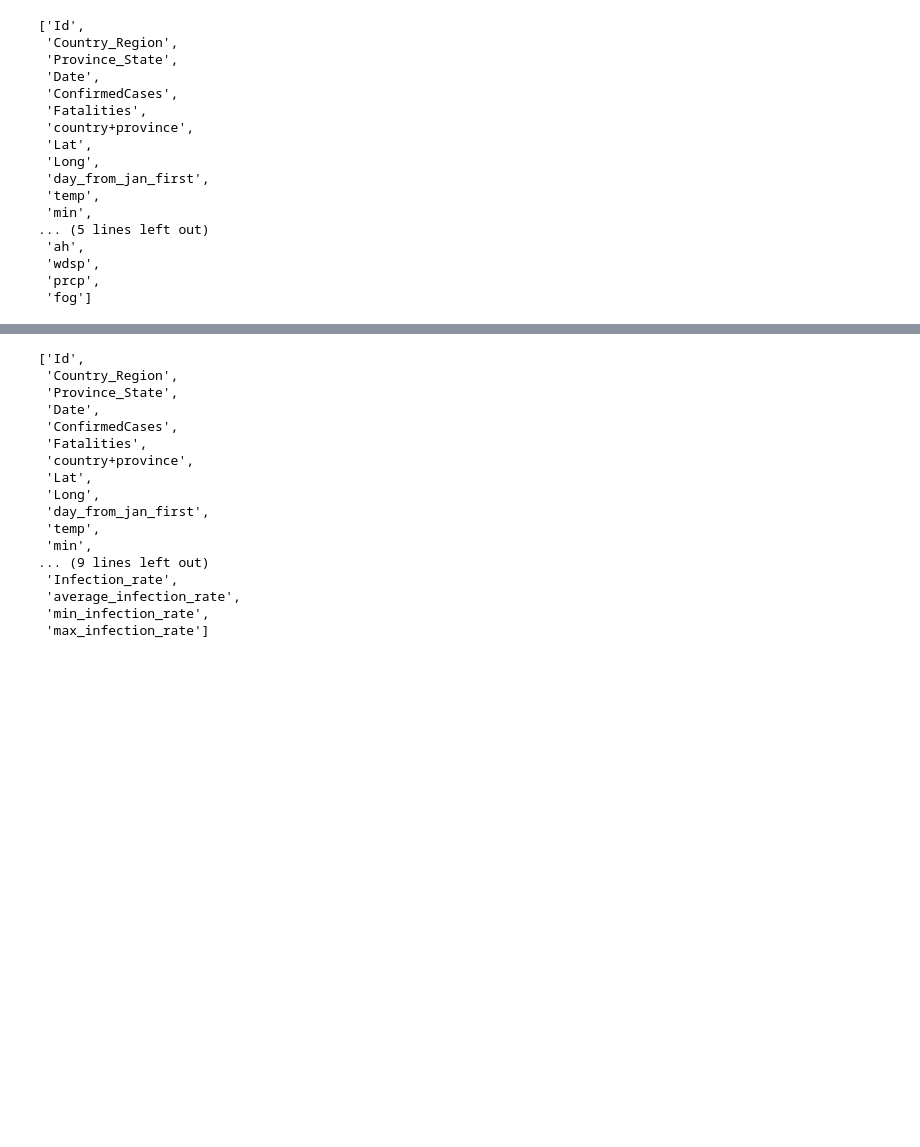
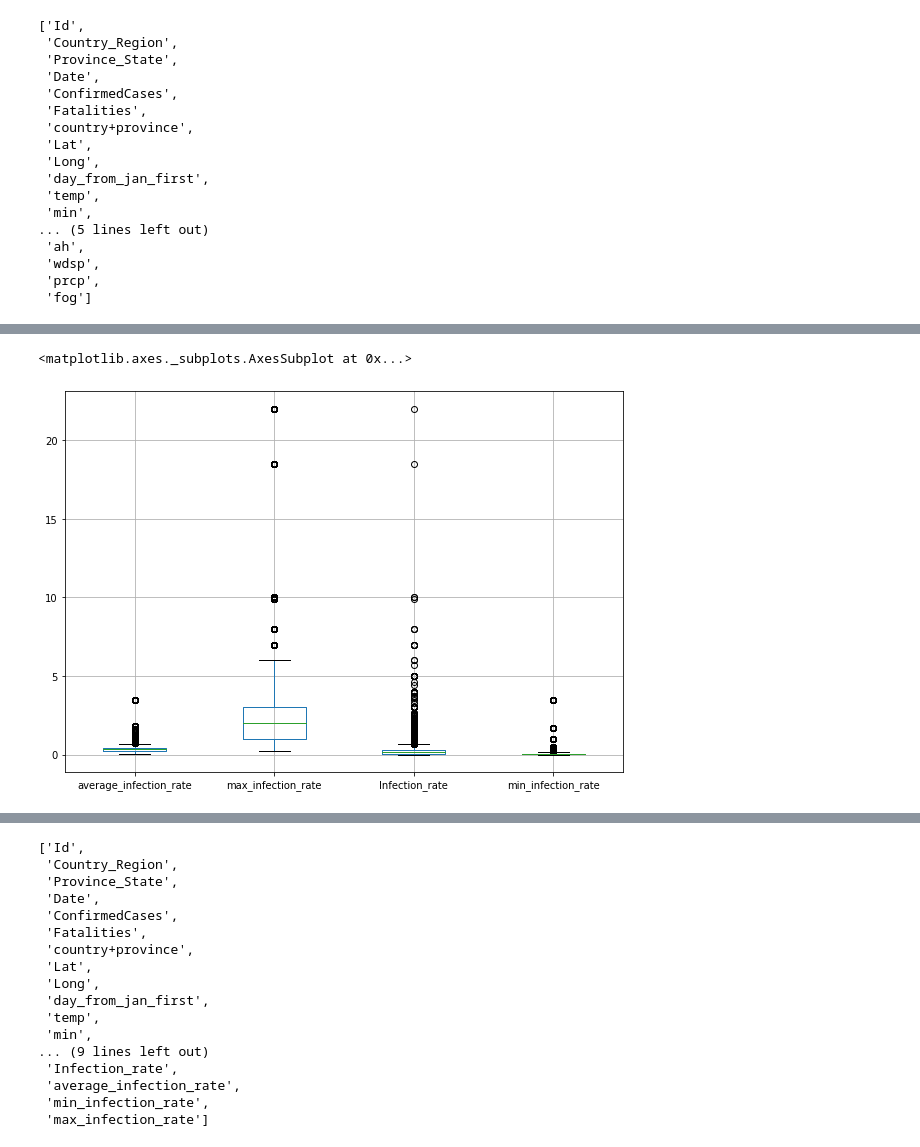
Before and after one commit to dustinc555/csc454_project, a Jupyter notebook: Project.ipynb, the cells around one changed output, grey strips where cells are left out. Cells and saved outputs as stored; diff of their text form; code cells hidden in the pictures; blank space fills up the shorter version.

```diff
--- a/Project.ipynb
+++ b/Project.ipynb
@@ -1,12 +1,19 @@
 # %%
 import pandas as pd
+from matplotlib import mlab
 import matplotlib.pyplot as plt
 import numpy as np
 import urllib.request
 import zipfile
+import numpy as np
+from ipywidgets import interact, interactive, fixed, interact_manual
+import ipywidgets as widgets
 
+# show a little more information when printing data frame
 pd.options.display.max_rows = 300
 pd.options.display.max_seq_items = 300
+
+plt.rcParams['figure.figsize'] = [10, 7] # make plots a little bigger
 # %% [markdown]
 ## Download the data
 
@@ -78,31 +93,43 @@ df.sort_values(by=['country+province', 'Date'])
 # pct: previous item rate of change, here we get a single rate of change for one date to another
 df['Infection_rate'] = df.groupby(['country+province'])['ConfirmedCases'].pct_change()
 
+# some countries test a person positive, but then a few days later it was apparently a mistake? ignoring negative differences in "confirmed" cases
+df.loc[df['Infection_rate'] < 0, 'Infection_rate'] = 0
+
+# change the defaults for some things, this messes up some models
+
+# apparently for some columns if a value was missing a 999.9 was put instead, lets just filter those.
+for col in ['stp', 'wdsp']:
+    df[col].replace(999.9, np.inf, inplace=True)
+
 # get rid of any inf values
 df.replace(np.inf, np.NaN, inplace=True)
 
 # we dont want 0's counted when doing the mean for
 # infection rates, being np.NaN they will be ignored.
-df.replace(0, np.NaN, inplace=True)
+# this may destroy the knowledge of what was originally 0, I don't think we are too interested in what was 0 and
+# what wasn't for this, we might come back to this later
+df.loc[df['Infection_rate'] == 0, 'Infection_rate'] = np.NaN
 
 df = df.join(df.groupby('country+province')['Infection_rate'].mean().rename('average_infection_rate').to_frame(), on='country+province')
 
 df = df.join(df.groupby('country+province')['Infection_rate'].min().rename('min_infection_rate').to_frame(), on='country+province')
 
+
 df = df.join(df.groupby('country+province')['Infection_rate'].max().rename('max_infection_rate').to_frame(), on='country+province')
+
+
+# The data can be a bit questionable at times
+# so this drops rows that have a NaN for the listed columns
+# this significantly reduces the data set
+#cols = ['Date', 'ConfirmedCases', 'Fatalities', 'Lat', 'Long', 'day_from_jan_first', 'temp', 'min', 'max', 'stp', 'slp', 'dewp', 'rh', 'ah', 'wdsp', 'prcp', 'fog', 'Infection_rate', 'average_infection_rate', 'min_infection_rate', 'max_infection_rate']
+#for col in cols:
+#    df = df[df[col].notna()]
+
 
 print(list(df))
 
-df.fillna(0)
-
-
-#print("Average infeciton rates\n" + str(df['average_infection_rate']) + "\n")
-#print("Min infeciton rates\n" + str(df['min_infection_rate']) + "\n")
-#print("Max infeciton rates\n" + str(df['max_infection_rate']) + "\n")
-
-# at my time of running this: 0.37013752128455507
-#print(f'Average infection rate: {average_infection_rates.mean()}')
-
-to_plot = df
+print("-----------------------------")
+print(df['Infection_rate'].describe(percentiles = [x / 100 for x in range(25, 100, 5)]))
 # %% [output]
 ['Id', 'Country_Region', 'Province_State', 'Date', 'ConfirmedCases', 'Fatalities', 'country+province', 'Lat', 'Long', 'day_from_jan_first', 'temp', 'min', 'max', 'stp', 'slp', 'dewp', 'rh', 'ah', 'wds ...
@@ -108,0 +152,5 @@ to_plot = df
+# %%
+df.boxplot(column=['average_infection_rate', 'max_infection_rate', 'Infection_rate', 'min_infection_rate'])
+# %% [output]
+<matplotlib.axes._subplots.AxesSubplot at 0x...>
+[figure, added]
```
Also changed, not shown: parts of 12 cells of this notebook, 21 other files.
